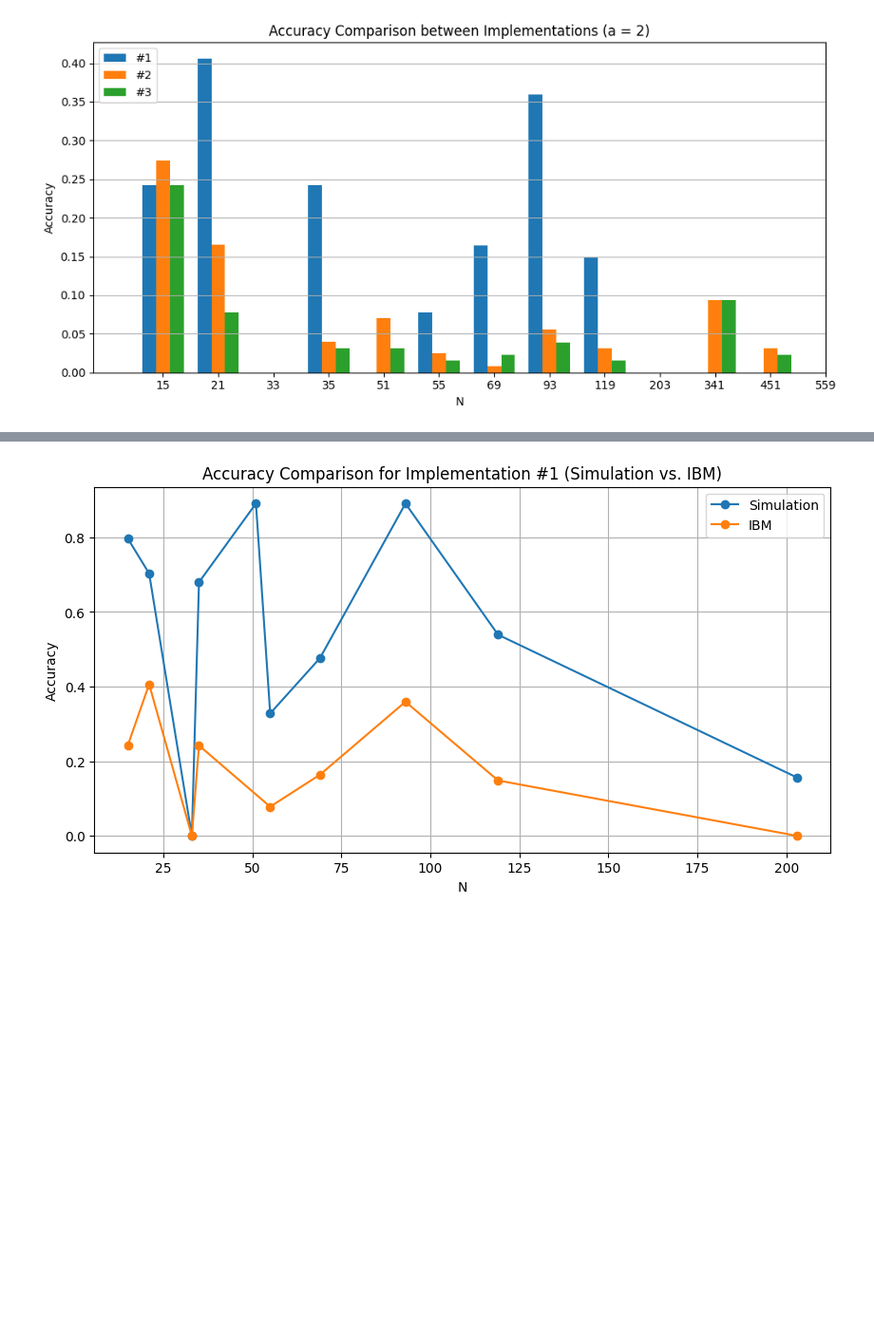
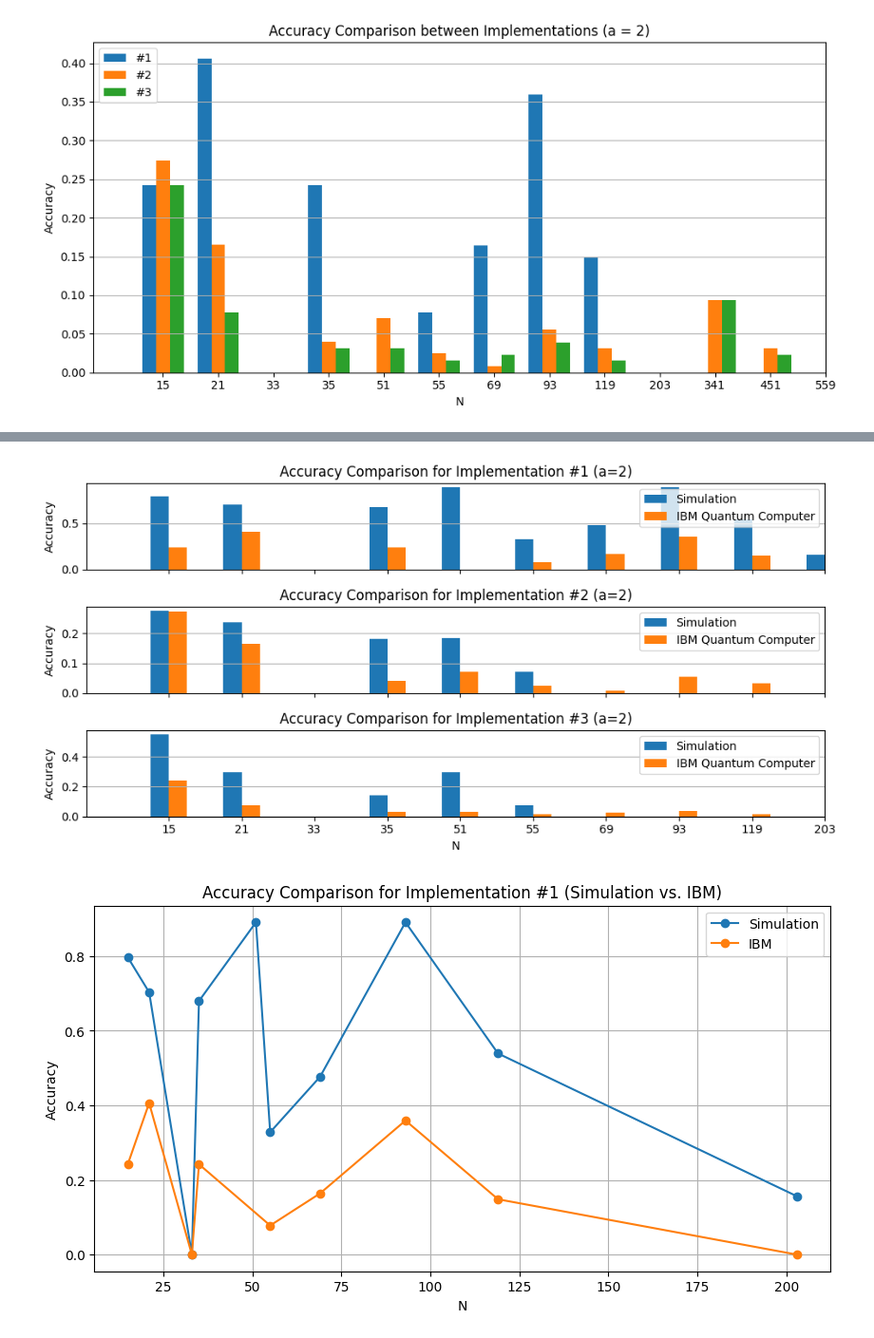
Before and after one commit to ge96lip/Quantum-Computing, a Jupyter notebook: analysis.ipynb, the cells around one changed output, grey strips where cells are left out. Shown at 95% size. Drawn from its saved outputs; the diff is of its cells as text; code cells hidden in the pictures; blank space fills up the shorter version.

Commit message:
Plots updated

```diff
--- a/analysis.ipynb
+++ b/analysis.ipynb
@@ -225,3 +223,84 @@ plt.show()
+# %%
+laura_ibm_filtered = laura_ibm[(laura_ibm['a'] == 2)]
+max_ibm_filtered = max_ibm[(max_ibm['a'] == 2)]
+carlotta_ibm_filtered = carlotta_ibm[(carlotta_ibm['a'] == 2)]
+
+laura_simulation_filtered = laura_simulation[(laura_simulation['a'] == 2)]
+max_simulation_filtered = max_simulation[(max_simulation['a'] == 2)]
+carlotta_simulation_filtered = carlotta_simulation[(carlotta_simulation['a'] == 2)]
+
+df_laura_ibm = pd.DataFrame(laura_ibm_filtered)
+df_max_ibm = pd.DataFrame(max_ibm_filtered)
+df_carlotta_ibm = pd.DataFrame(carlotta_ibm_filtered)
+
+df_laura_ibm = df_laura_ibm.rename(columns={'accuracy': 'accuracy_ibm'})
+df_max_ibm = df_max_ibm.rename(columns={'accuracy': 'accuracy_ibm'})
+df_carlotta_ibm = df_carlotta_ibm.rename(columns={'accuracy': 'accuracy_ibm'})
+
+df_laura_simulation = pd.DataFrame(laura_simulation_filtered)
+df_max_simulation = pd.DataFrame(max_simulation_filtered)
+df_carlotta_simulation = pd.DataFrame(carlotta_simulation_filtered)
+
+df_laura_simulation = df_laura_simulation.rename(columns={'accuracy': 'accuracy_simulation'})
+df_max_simulation = df_max_simulation.rename(columns={'accuracy': 'accuracy_simulation'})
+df_carlotta_simulation = df_carlotta_simulation.rename(columns={'accuracy': 'accuracy_simulation'})
+
+df_combined_laura = df_laura_ibm.merge(df_laura_simulation, on='N', how='outer')
+df_combined_max = df_max_ibm.merge(df_max_simulation, on='N', how='outer')
+df_combined_carlotta = df_carlotta_ibm.merge(df_carlotta_simulation, on='N', how='outer')
+
+
+bar_width = 0.25
+fig, (ax1, ax2, ax3) = plt.subplots(3, 1, figsize=(10, 5), sharex=True)
+
+# Laura
+index = np.arange(len(df_combined_laura['N']))  # Positions for each unique N
+#plt.figure(figsize=(10, 2))
+ax1.bar(index - bar_width/2, df_combined_laura['accuracy_simulation'], width=bar_width, label='Simulation')
+ax1.bar(index + bar_width/2, df_combined_laura['accuracy_ibm'], width=bar_width, label='IBM Quantum Computer')
+
+#ax1.xlabel('N')
+ax1.set_ylabel('Accuracy')
+ax1.set_title('Accuracy Comparison for Implementation #1 (a=2)')
+ax1.set_xticks(index, df_combined_laura['N'].astype(int))
+ax1.legend(loc='upper right')
+ax1.grid(axis='y')
+#plt.tight_layout()
+#plt.show()
+
+# Max
+index = np.arange(len(df_combined_max['N']))  # Positions for each unique N
+#ax2.figure(figsize=(10, 2))
+ax2.bar(index - bar_width/2, df_combined_max['accuracy_simulation'], width=bar_width, label='Simulation')
+ax2.bar(index + bar_width/2, df_combined_max['accuracy_ibm'], width=bar_width, label='IBM Quantum Computer')
+
+#ax2.xlabel('N')
+ax2.set_ylabel('Accuracy')
+ax2.set_title('Accuracy Comparison for Implementation #2 (a=2)')
+ax2.set_xticks(index, df_combined_max['N'].astype(int))
+ax2.legend(loc='upper right')
+ax2.grid(axis='y')
+#plt.tight_layout()
+#plt.show()
+
+# Carlotta
+index = np.arange(len(df_combined_carlotta['N']))  # Positions for each unique N
+#ax3.figure(figsize=(10, 2))
+ax3.bar(index - bar_width/2, df_combined_carlotta['accuracy_simulation'], width=bar_width, label='Simulation')
+ax3.bar(index + bar_width/2, df_combined_carlotta['accuracy_ibm'], width=bar_width, label='IBM Quantum Computer')
+
+ax3.set_xlabel('N')
+ax3.set_ylabel('Accuracy')
+ax3.set_title('Accuracy Comparison for Implementation #3 (a=2)')
+ax3.set_xticks(index, df_combined_carlotta['N'].astype(int))
+ax3.legend(loc='upper right')
+ax3.grid(axis='y')
+ax3.set_xlim(right=9) # adapt if needed
+
+plt.tight_layout()
+plt.show()
+# %% [output]
+[figure, added]
 # %%
 laura_ibm_filtered = laura_ibm[(laura_ibm['a'] == 2) & (laura_ibm['N'] <= 203)]
 max_ibm_filtered = max_ibm[(max_ibm['a'] == 2) & (max_ibm['N'] <= 203)]
```
Also changed, not shown: parts of 4 cells of this notebook.
